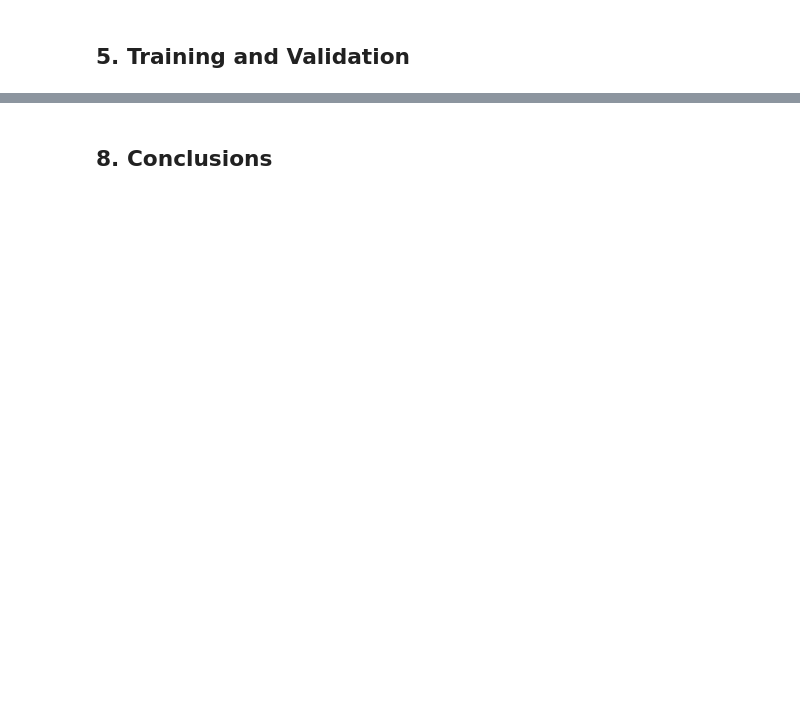
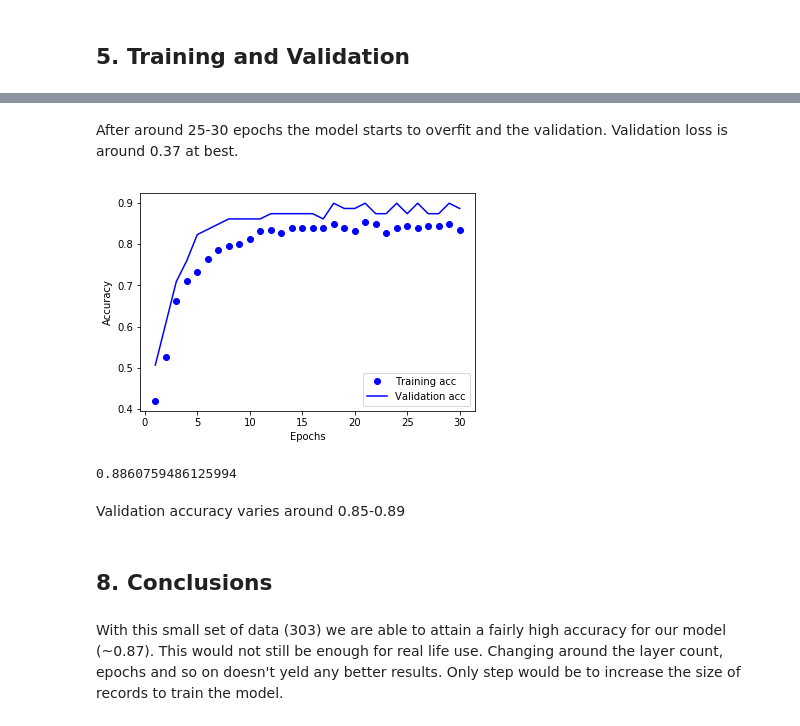
Before and after one commit to makkelip/cognitive-systems-for-health-technology-applications, a Jupyter notebook: Case 1.ipynb, the cells around one changed output, grey strips where cells are left out. Saved outputs shown, nothing was run; the diff lists cells and outputs as text; code cells hidden in the pictures; blank space fills up the shorter version.

```diff
--- a/Case 1.ipynb
+++ b/Case 1.ipynb
@@ -80,2 +136,20 @@ print(data.tail())
+# %% [markdown]
+After around 25-30 epochs the model starts to overfit and the validation. Validation loss is around 0.37 at best.
+# %%
+plt.plot(epochs, h_dict['acc'], 'bo', label='Training acc')
+plt.plot(epochs, h_dict['val_acc'], 'b', label='Validation acc')
+plt.xlabel('Epochs')
+plt.ylabel('Accuracy')
+plt.legend()
+plt.show()
+
+print(h_dict['val_acc'][len(h_dict['val_acc'])-1])
+# %% [output]
+[figure, added]
+0.8860759486125994
+# %% [markdown]
+Validation accuracy varies around 0.85-0.89
 # %% [markdown]
 ## 8. Conclusions
+# %% [markdown]
+With this small set of data (303) we are able to attain a fairly high accuracy for our model (~0.87). This would not still be enough for real life use. Changing around the layer count, epochs and so on doesn't yeld any better results. Only step would be to increase the size of records to train the model.
```
Also changed, not shown: parts of 16 cells of this notebook, 3 other files.
